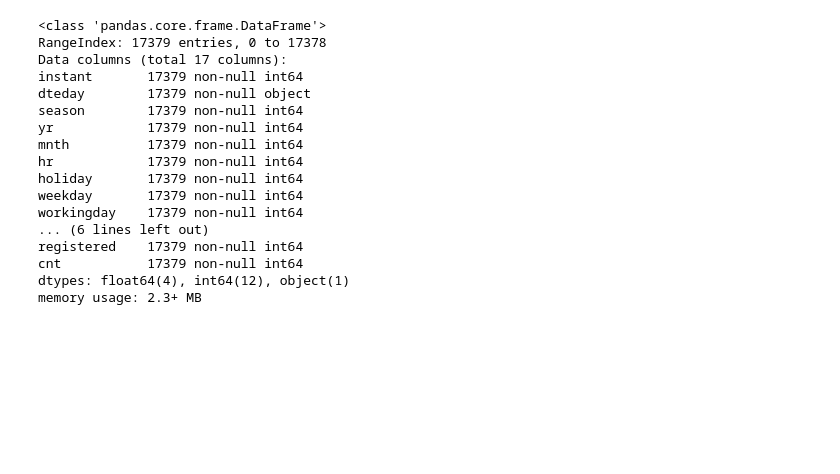
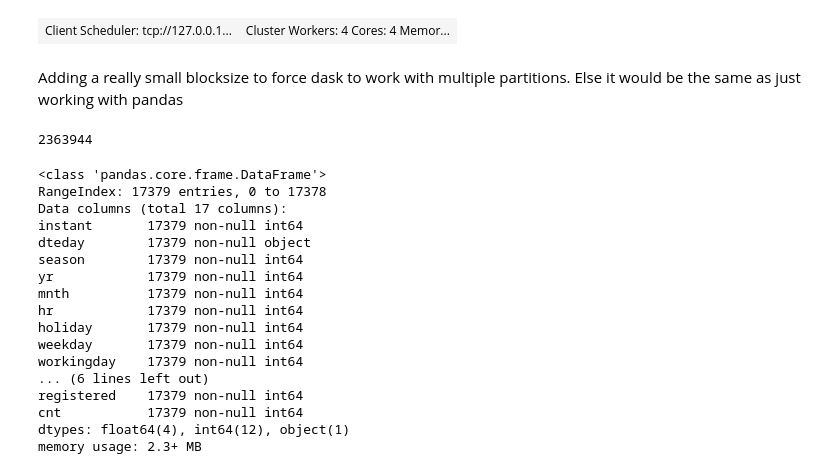
Before and after one commit to daguito81/ml-bikesharing-dask, a Jupyter notebook: notebooks/Bike_sharing_2_D.ipynb, the cells around one changed output. Saved outputs shown, nothing was run; the diff lists cells and outputs as text; code cells hidden in the pictures; blank space fills up the shorter version.

```diff
--- a/notebooks/Bike_sharing_2_D.ipynb
+++ b/notebooks/Bike_sharing_2_D.ipynb
@@ -8,2 +10,10 @@ import dask.dataframe as dd
+# %%
+client = Client()
+# %%
+client
+# %% [output]
+| Client Scheduler: tcp://127.0.0.1... | Cluster Workers: 4 Cores: 4 Memor... |
+# %% [markdown]
+Adding a really small blocksize to force dask to work with multiple partitions. Else it would be the same as just working with pandas
 # %%
 df_p = pd.read_csv("../data/hour.csv")
@@ -12,3 +22,7 @@ df_online_test = dd.read_csv("https://s3.eu-central-1.amazonaws.com/ie-mbd-advpy
+# %%
+df_d.memory_usage().sum().compute()
+# %% [output]
+2363944
 # %%
 df_p.info()
 # %% [output]
```
Also changed, not shown: parts of 81 cells of this notebook, 1 other file.
